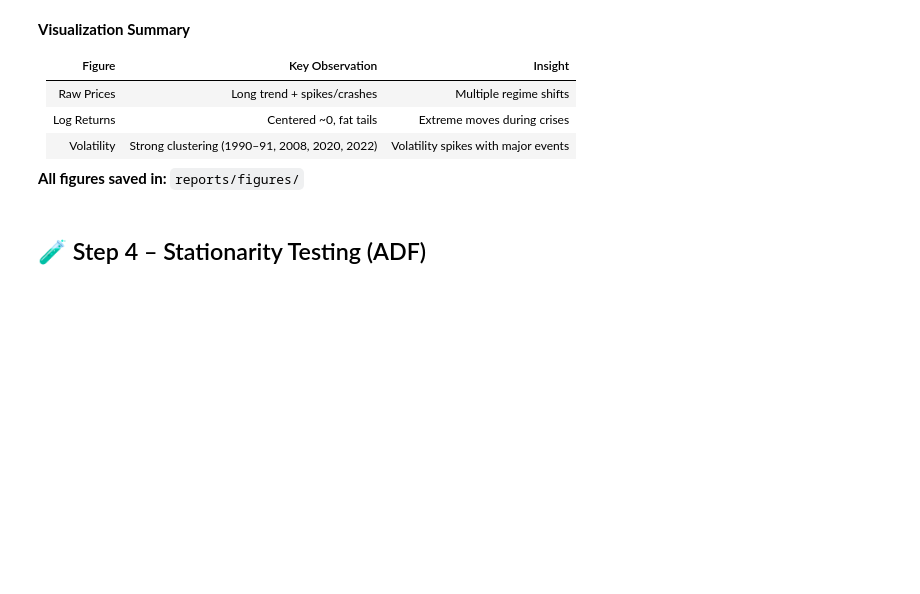
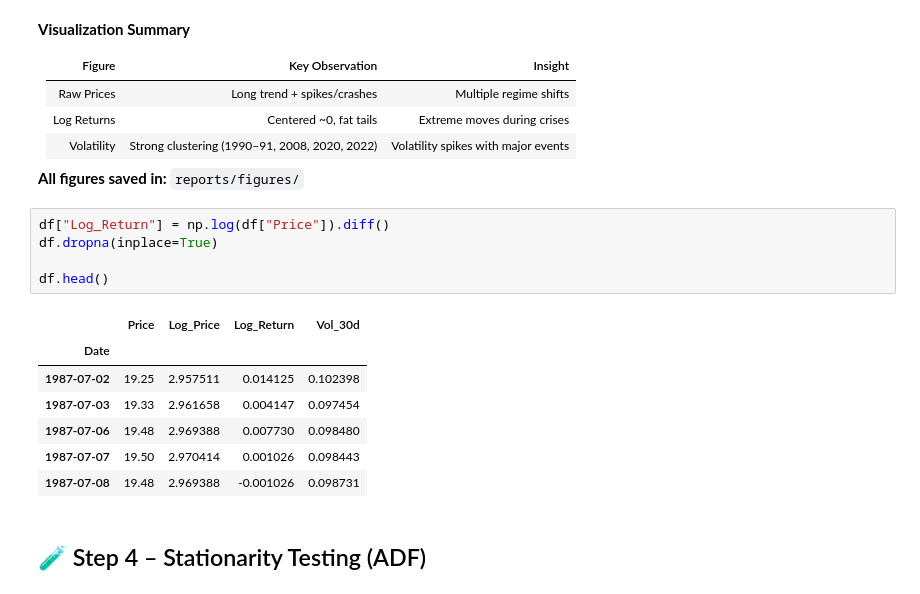
Before and after one commit to bekonad/brent-oil-change-point-analysis, a Jupyter notebook: notebooks/eda-brent-oil-prices.ipynb, the cells around one changed output. Drawn from its saved outputs; the diff is of its cells as text; blank space fills up the shorter version.

```diff
--- a/notebooks/eda-brent-oil-prices.ipynb
+++ b/notebooks/eda-brent-oil-prices.ipynb
@@ -262,6 +269,19 @@ for series, fname, color, title in individual_plots:
 | Volatility          | Strong clustering (1990–91, 2008, 2020, 2022) | Volatility spikes with major events          |
 
 **All figures saved in:** `reports/figures/`
+# %%
+df["Log_Return"] = np.log(df["Price"]).diff()
+df.dropna(inplace=True)
+
+df.head()
+# %% [output]
+|  | Price | Log_Price | Log_Return | Vol_30d |
+| Date |  |  |  |  |
+| 1987-07-02 | 19.25 | 2.957511 | 0.014125 | 0.102398 |
+| 1987-07-03 | 19.33 | 2.961658 | 0.004147 | 0.097454 |
+| 1987-07-06 | 19.48 | 2.969388 | 0.007730 | 0.098480 |
+| 1987-07-07 | 19.50 | 2.970414 | 0.001026 | 0.098443 |
+| 1987-07-08 | 19.48 | 2.969388 | -0.001026 | 0.098731 |
 # %% [markdown]
 ## 🧪 Step 4 – Stationarity Testing (ADF)
 # %%
```
Also changed, not shown: parts of 1 cell of this notebook, 6 other files.
